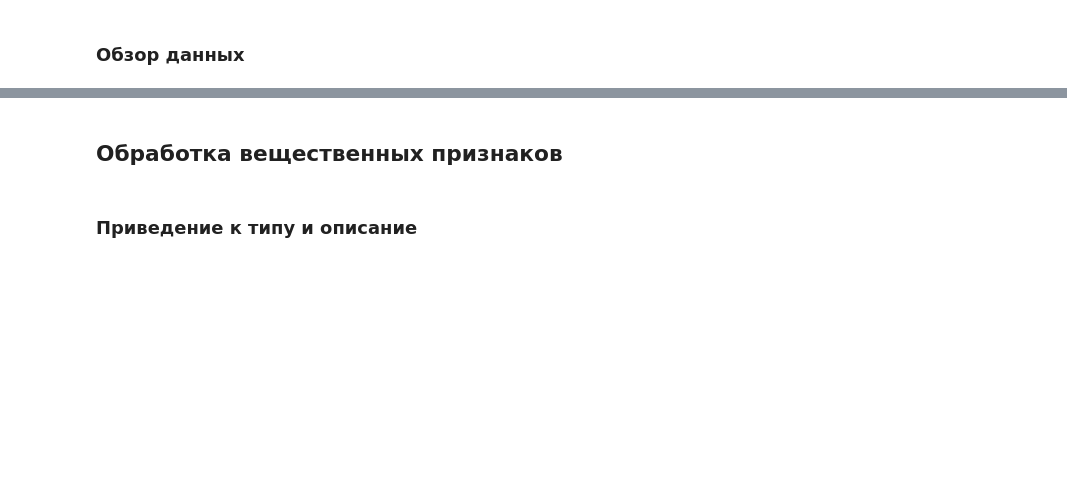
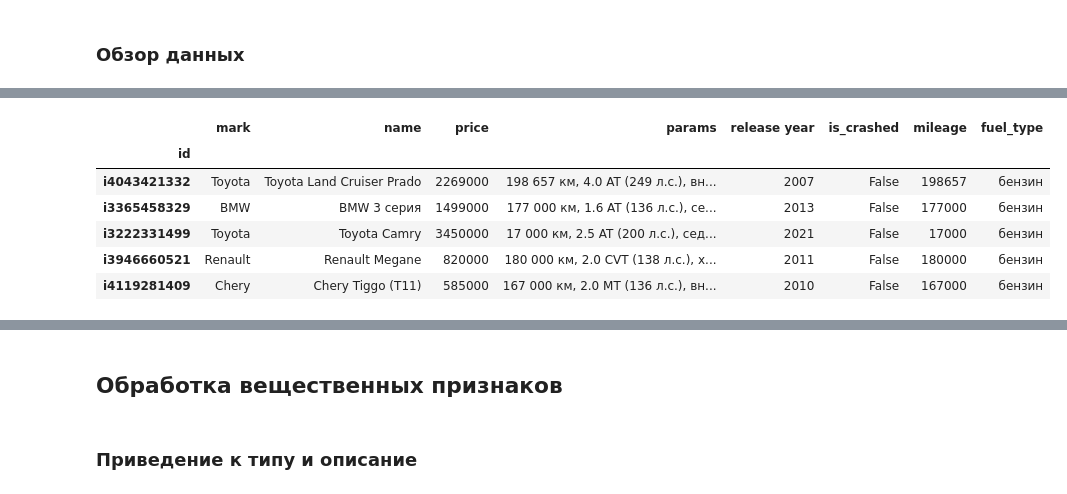
Before and after one commit to DmitryKolbanov/data-science-projects, a Jupyter notebook: car_price/notebooks/data_prep.ipynb, the cells around one changed output, grey strips where cells are left out. Cells and saved outputs as stored; diff of their text form; code cells hidden in the pictures; blank space fills up the shorter version.

```diff
--- a/car_price/notebooks/data_prep.ipynb
+++ b/car_price/notebooks/data_prep.ipynb
@@ -295,0 +109,2 @@ data.head()
+# %%
+data['name'] = data['name'].apply(lambda x: ' '.join(x.split(', ')[0].split()[:-2]))
@@ -295,0 +158,10 @@ data.head()
+# %%
+data.sample(n=5)
+# %% [output]
+|  | mark | name | price | params | release year | is_crashed | mileage | fuel_type |
+| id |  |  |  |  |  |  |  |  |
+| i4043421332 | Toyota | Toyota Land Cruiser Prado | 2269000 | 198 657 км, 4.0 AT (249 л.с.), вн... | 2007 | False | 198657 | бензин |
+| i3365458329 | BMW | BMW 3 серия | 1499000 | 177 000 км, 1.6 AT (136 л.с.), се... | 2013 | False | 177000 | бензин |
+| i3222331499 | Toyota | Toyota Camry | 3450000 | 17 000 км, 2.5 AT (200 л.с.), сед... | 2021 | False | 17000 | бензин |
+| i3946660521 | Renault | Renault Megane | 820000 | 180 000 км, 2.0 CVT (138 л.с.), х... | 2011 | False | 180000 | бензин |
+| i4119281409 | Chery | Chery Tiggo (T11) | 585000 | 167 000 км, 2.0 MT (136 л.с.), вн... | 2010 | False | 167000 | бензин |
```
Also changed, not shown: parts of 116 cells of this notebook.
